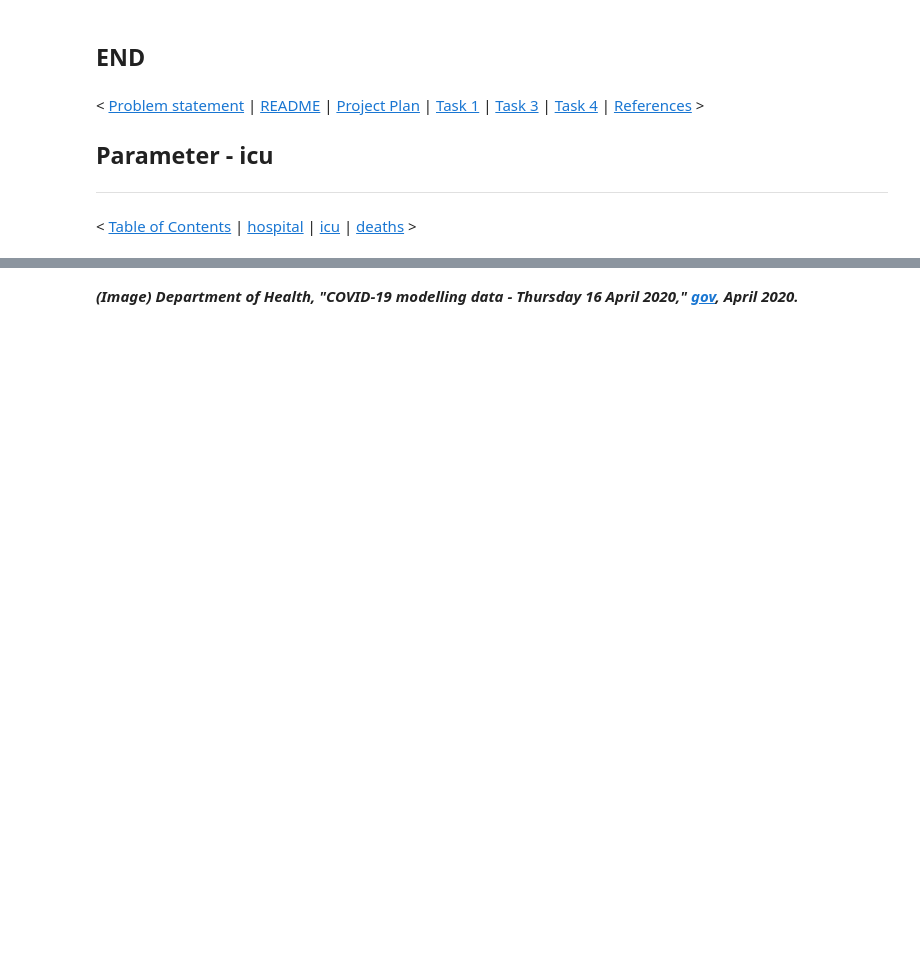
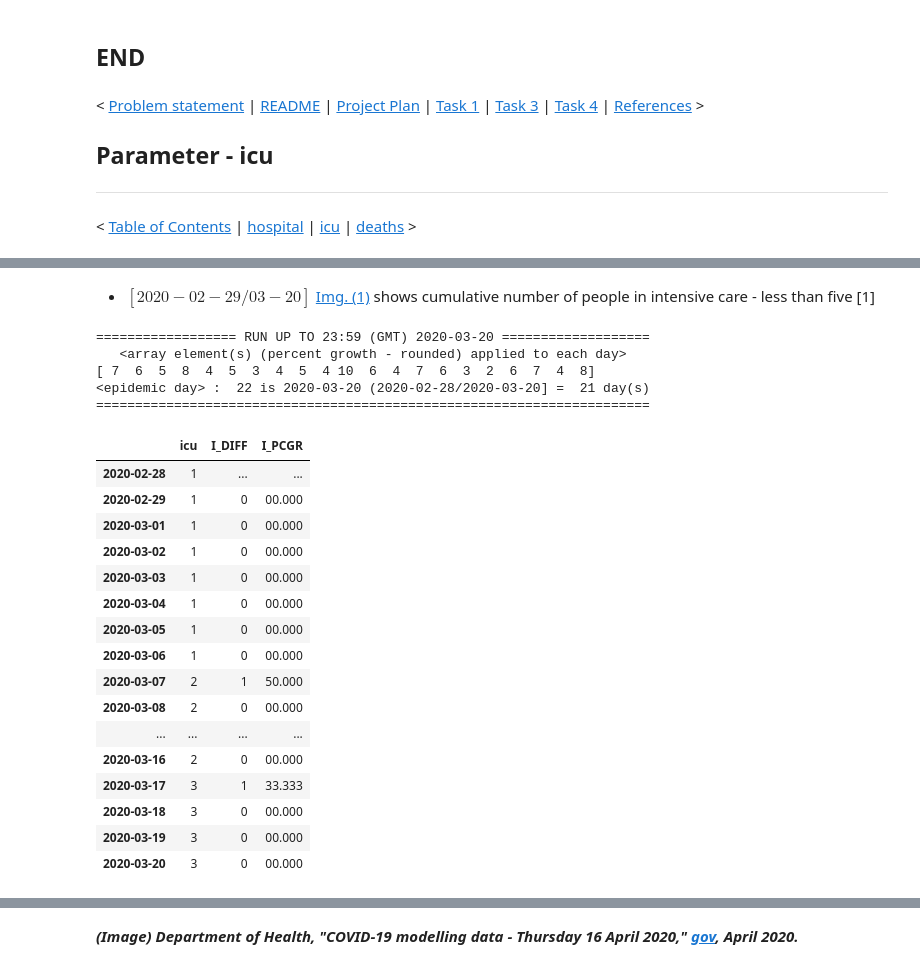
Before and after one commit to E6985/pda-numpy-random-simulation, a Jupyter notebook: Programming-for-Data-Analysis-Project-2020.ipynb, the cells around one changed output, grey strips where cells are left out. Drawn from its saved outputs; the diff is of its cells as text; code cells hidden in the pictures; blank space fills up the shorter version.

Commit message:
DUE: 6th January, 2021 (23:59) - [2020-02-28/07-03] icu - Research/Synthetic data completed.

```diff
--- a/Programming-for-Data-Analysis-Project-2020.ipynb
+++ b/Programming-for-Data-Analysis-Project-2020.ipynb
@@ -1524 +1542,35 @@ fStatus(dfCovid19,nFrom,nTo)[[nColumn,"H_DIFF","H_PCGR"]]
+# %% [markdown]
+- $[{2020}-{02}-{29} / {03}-{20}]$ [Img. (1)](https://github.com/E6985/pda-numpy-random-simulation/blob/main/img/log-linear.png) shows cumulative number of people in intensive care - less than five [1]
+
+<!--
+[1] Department of Health, "COVID-19 modelling data - Thursday 16 April 2020," [gov](https://web.archive.org/web/20201119120437/https://www.gov.ie/en/publication/ea86cc-covid-19-modelling-data-thursday-16-april-2020), April 2020.
+-->
+# %%
+nFrom,nTo="2020-02-28","2020-03-20"
+nICU=fCovid19(nFrom,nTo,nColumn,np.random.default_rng().poisson(5,size=21))
+fEpidemicDay(dfCovid19,nTo)
+fStatus(dfCovid19,nFrom,nTo)[[nColumn,"I_DIFF","I_PCGR"]]
+# %% [output]
+================== RUN UP TO 23:59 (GMT) 2020-03-20 ===================
+   <array element(s) (percent growth - rounded) applied to each day>
+[ 7  6  5  8  4  5  3  4  5  4 10  6  4  7  6  3  2  6  7  4  8]
+<epidemic day> :  22 is 2020-03-20 (2020-02-28/2020-03-20] =  21 day(s)
+=======================================================================
+|  | icu | I_DIFF | I_PCGR |
+| 2020-02-28 | 1 | ... | ... |
+| 2020-02-29 | 1 | 0 | 00.000 |
+| 2020-03-01 | 1 | 0 | 00.000 |
+| 2020-03-02 | 1 | 0 | 00.000 |
+| 2020-03-03 | 1 | 0 | 00.000 |
+| 2020-03-04 | 1 | 0 | 00.000 |
+| 2020-03-05 | 1 | 0 | 00.000 |
+| 2020-03-06 | 1 | 0 | 00.000 |
+| 2020-03-07 | 2 | 1 | 50.000 |
+| 2020-03-08 | 2 | 0 | 00.000 |
+| ... | ... | ... | ... |
+| 2020-03-16 | 2 | 0 | 00.000 |
+| 2020-03-17 | 3 | 1 | 33.333 |
+| 2020-03-18 | 3 | 0 | 00.000 |
+| 2020-03-19 | 3 | 0 | 00.000 |
+| 2020-03-20 | 3 | 0 | 00.000 |
 # %% [markdown]
```
Also changed, not shown: parts of 45 cells of this notebook.
